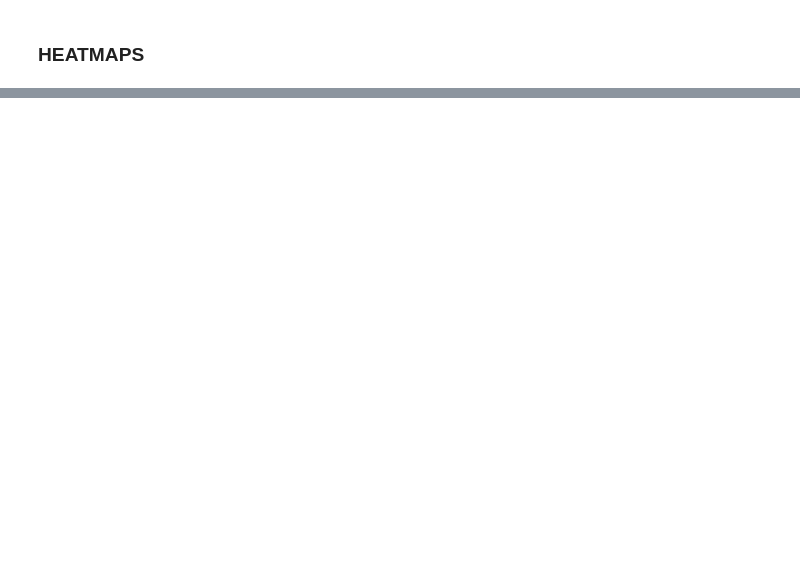
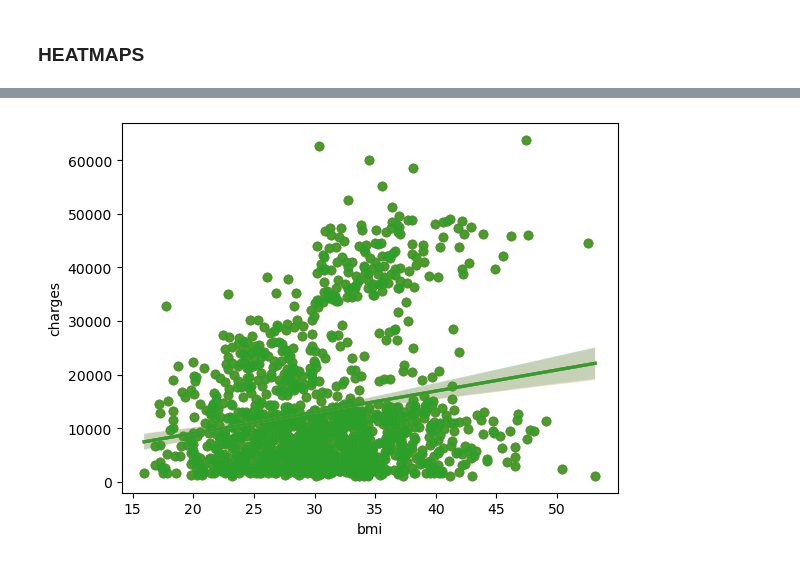
Before and after one commit to CS4580/my-notes-berlay-wsu, a Jupyter notebook: module6/seab1.ipynb, the cells around one changed output, grey strips where cells are left out. Saved outputs shown, nothing was run; the diff lists cells and outputs as text; code cells hidden in the pictures; blank space fills up the shorter version.

```diff
--- a/module6/seab1.ipynb
+++ b/module6/seab1.ipynb
@@ -71,0 +112,5 @@ plt.show()
+# %%
+sns.regplot(x=insurance_df['bmi'], y=insurance_df['charges'])
+plt.show()
+# %% [output]
+[figure, added]
```
Also changed, not shown: parts of 16 cells of this notebook, 3 other files.
